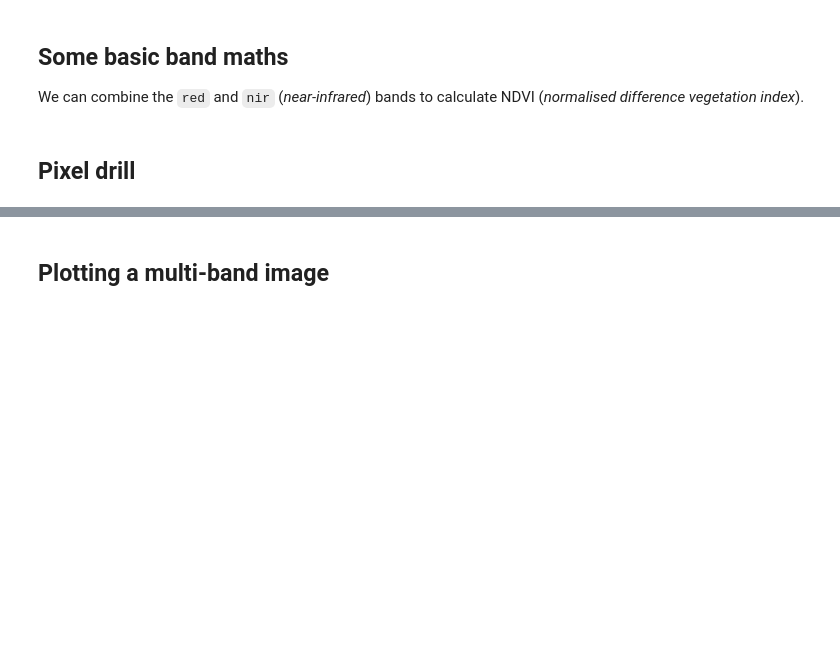
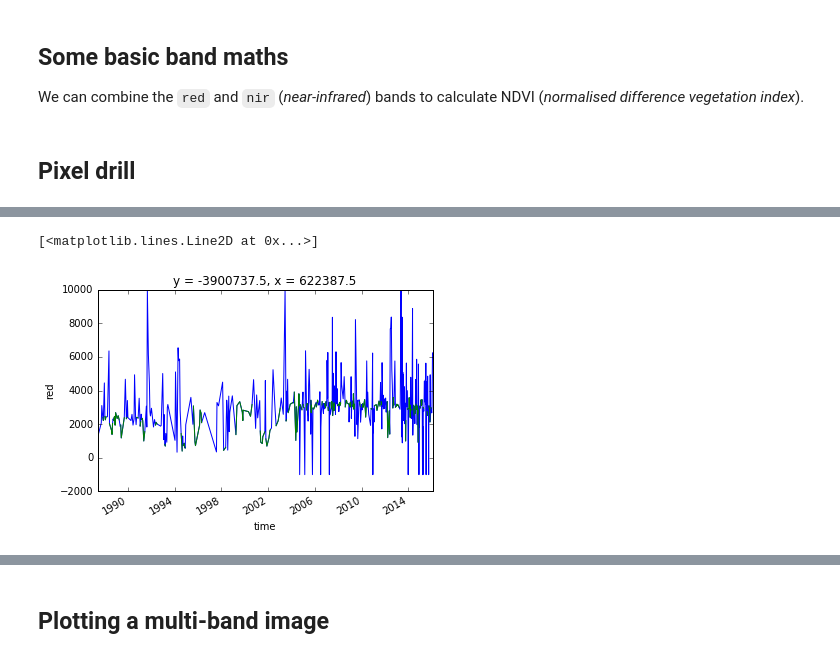
Before and after one commit to llymburn/JupyterNotebooks, a Jupyter notebook: Datacube_multi-sensors-fulldepth-time.ipynb, the cells around one changed output, grey strips where cells are left out. Cells and saved outputs as stored; diff of their text form; code cells hidden in the pictures; blank space fills up the shorter version.

```diff
--- a/Datacube_multi-sensors-fulldepth-time.ipynb
+++ b/Datacube_multi-sensors-fulldepth-time.ipynb
@@ -298 +216,7 @@ ndvi_fmask.isel(x=[10], y=[10]).plot()
+# %%
+nbar_sorted['red'].isel(x=[10], y=[10]).plot()
+nbar_clean_sorted['red'].isel(x=[10], y=[10]).plot()
+# %% [output]
+[<matplotlib.lines.Line2D at 0x...>]
+[figure, added]
 # %%
```
Also changed, not shown: parts of 32 cells of this notebook.
